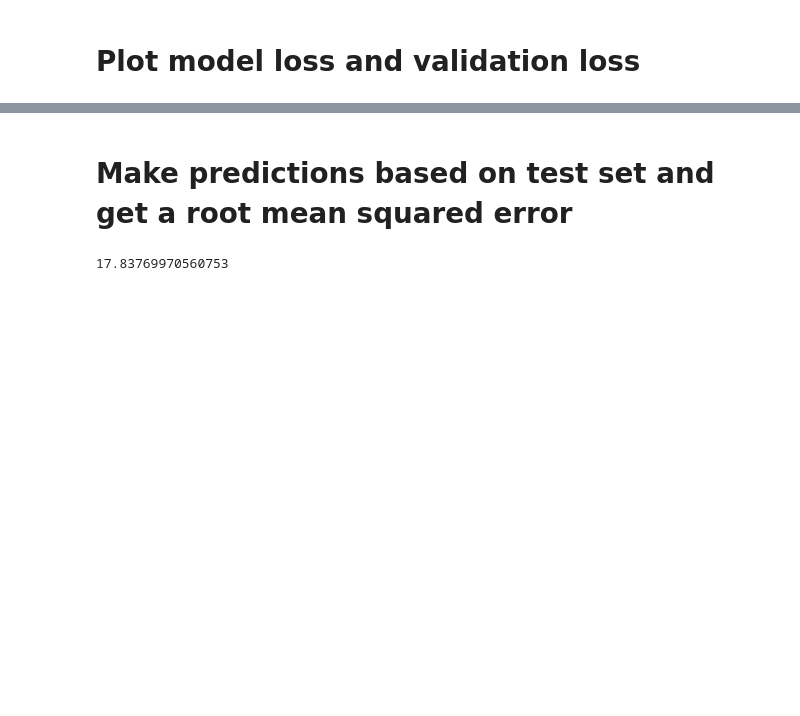
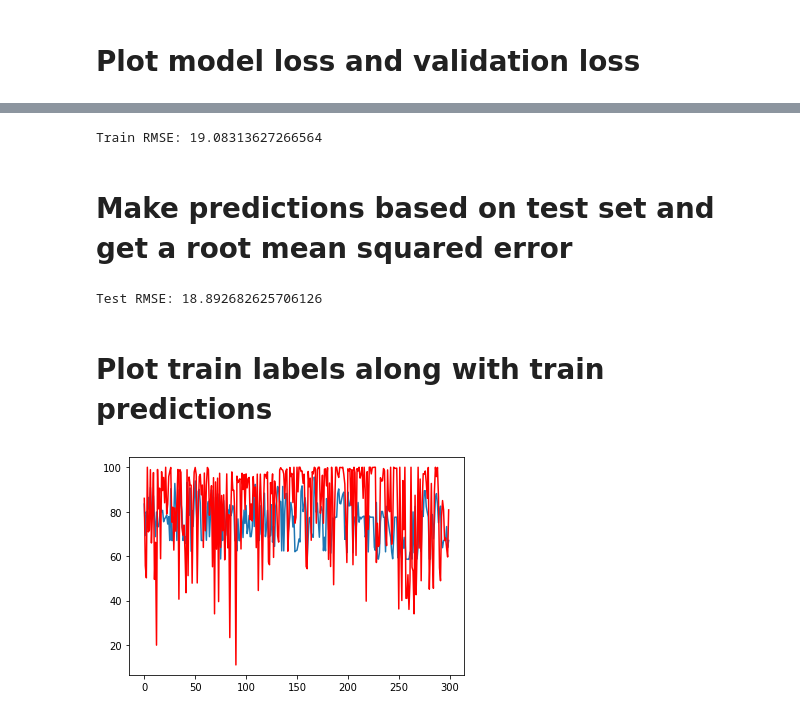
Before and after one commit to nnbaokhang/Descriptive-and-Predictive-Deep-Learning-Analytical-Tools-for-Enhanced-Bridge-Management, a Jupyter notebook: bidirectional_lstm_time_series_forecasting.ipynb, the cells around one changed output, grey strips where cells are left out. Cells and saved outputs as stored; diff of their text form; code cells hidden in the pictures; blank space fills up the shorter version.

```diff
--- a/bidirectional_lstm_time_series_forecasting.ipynb
+++ b/bidirectional_lstm_time_series_forecasting.ipynb
@@ -193,3 +197,14 @@ pyplot.show()
+# %%
+from sklearn.metrics import mean_squared_error
+import math
+
+train_yhat = bidirectional_lstm_model.predict(train_X)
+mse = mean_squared_error(train_y, train_yhat)
+rmse = math.sqrt(mse)
+# %%
+print('Train RMSE: ' + str(rmse))
+# %% [output]
+Train RMSE: 19.08313627266564
 # %% [markdown]
 # Make predictions based on test set and get a root mean squared error
 # %%
@@ -201,5 +216,15 @@ mse = mean_squared_error(test_y, yhat)
 rmse = math.sqrt(mse)
-# %%
-rmse
-# %% [output]
-17.83769970560753
+# %%
+print('Test RMSE: ' + str(rmse))
+# %% [output]
+Test RMSE: 18.892682625706126
+# %% [markdown]
+# Plot train labels along with train predictions
+# %%
+from matplotlib import pyplot
+
+pyplot.plot(train_yhat, label='actual')
+pyplot.plot(train_y, color='red', label='predicted')
+pyplot.show()
+# %% [output]
+[figure, added]
```
Also changed, not shown: parts of 7 cells of this notebook.
